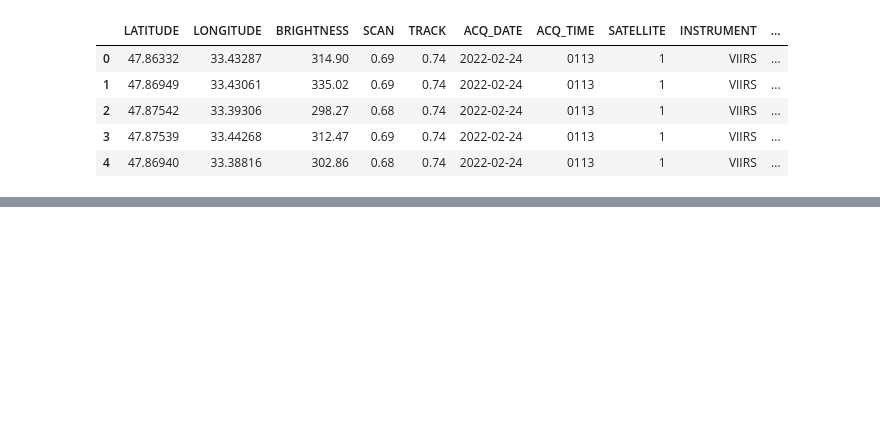
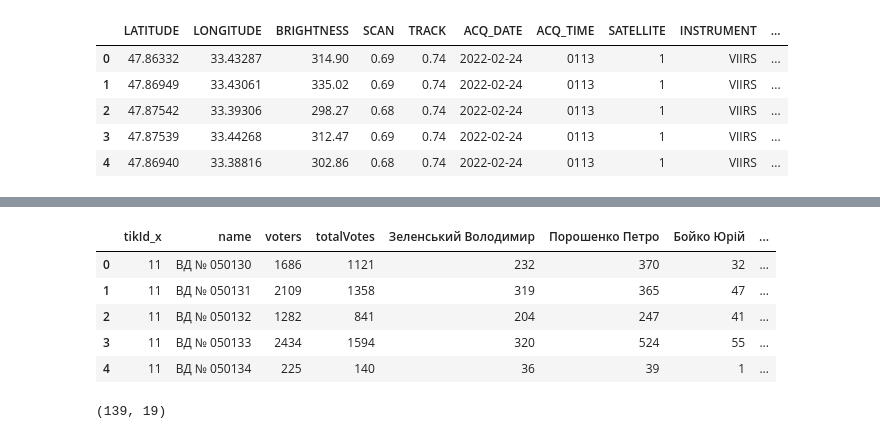
Before and after one commit to fran-janela/georeferenced-information-class, a Jupyter notebook: project/notebooks/project-geo-info.ipynb, the cells around one changed output, grey strips where cells are left out. Cells and saved outputs as stored; diff of their text form; code cells hidden in the pictures; blank space fills up the shorter version.

```diff
--- a/project/notebooks/project-geo-info.ipynb
+++ b/project/notebooks/project-geo-info.ipynb
@@ -218,0 +283,14 @@ gdf_firms_out_2023.plot(ax=ax, color='red', markersize=0.5)
+# %%
+gdf_results_filtered.head()
+# %% [output]
+|  | tikId_x | name | voters | totalVotes | Зеленський Володимир | Порошенко Петро | Бойко Юрій | ... |
+| 0 | 11 | ВД № 050130 | 1686 | 1121 | 232 | 370 | 32 | ... |
+| 1 | 11 | ВД № 050131 | 2109 | 1358 | 319 | 365 | 47 | ... |
+| 2 | 11 | ВД № 050132 | 1282 | 841 | 204 | 247 | 41 | ... |
+| 3 | 11 | ВД № 050133 | 2434 | 1594 | 320 | 524 | 55 | ... |
+| 4 | 11 | ВД № 050134 | 225 | 140 | 36 | 39 | 1 | ... |
+# %%
+# import data from data/language.csv from "" "" "" csv format
+gdf_ukraine_adm_2.shape
+# %% [output]
+(139, 19)
```
Also changed, not shown: parts of 11 cells of this notebook, 12 other files.
